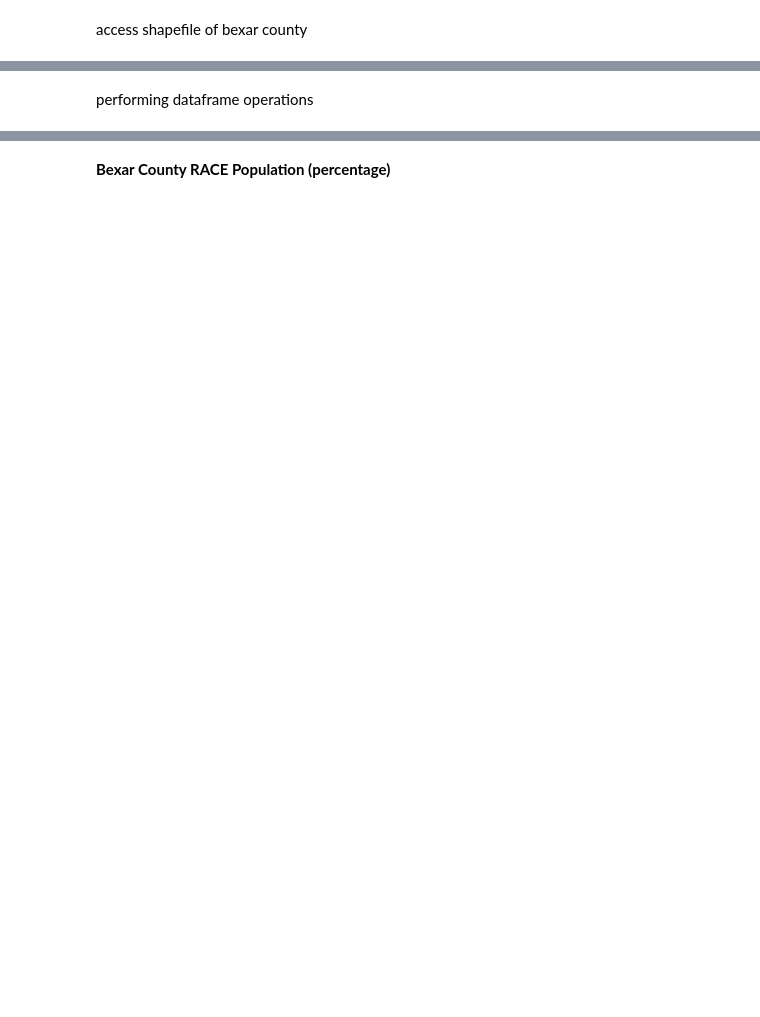
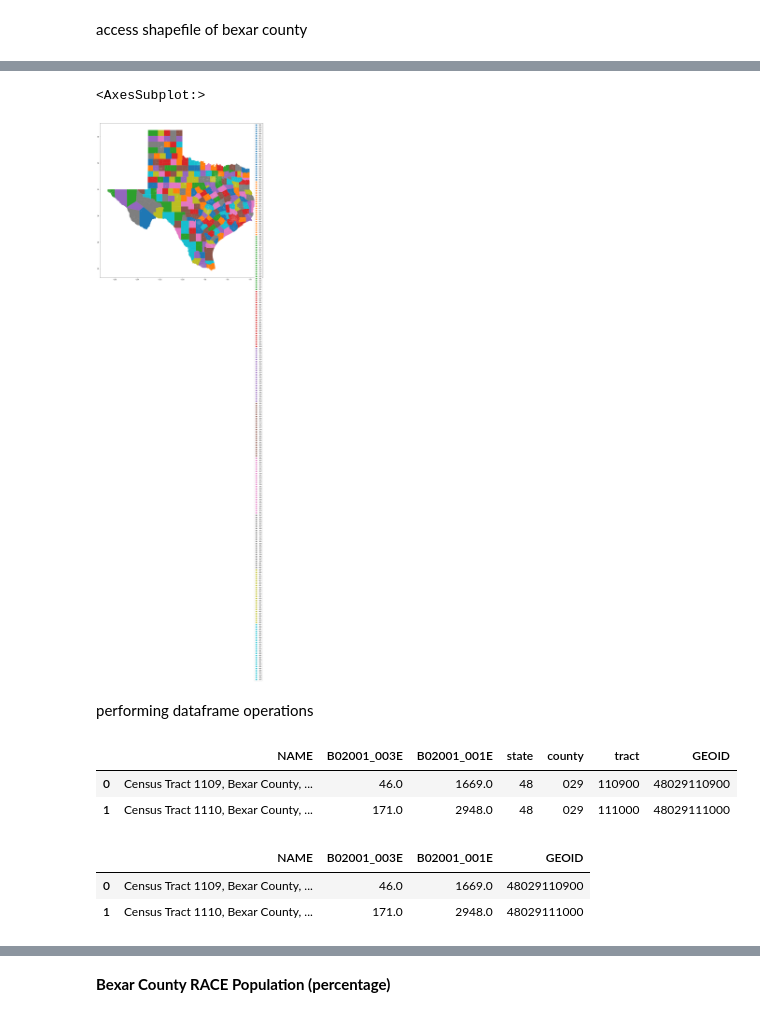
Before and after one commit to dianita956/Maps, a Jupyter notebook: Bexar County Black and African American resident population (percentage).ipynb, the cells around one changed output, grey strips where cells are left out. Cells and saved outputs as stored; diff of their text form; code cells hidden in the pictures; blank space fills up the shorter version.

```diff
--- a/Bexar County Black and African American resident population (percentage).ipynb
+++ b/Bexar County Black and African American resident population (percentage).ipynb
@@ -38,6 +62,6 @@ print('Shape: ', bx_df.shape)
 # %% [markdown]
 access shapefile of bexar county
 # %%
-bxr_tract = gpd.read_file('../Bexar_County_Census_Tracts.csv', epsg=32617)
+bxr_census_tract = gpd.read_file("https://www2.census.gov/geo/tiger/TIGER2019/TRACT/tl_2019_48_tract.zip")
 
-print(bxr_tract)
+print(bxr_census_tract)
@@ -53,5 +108,8 @@ print("\nThe shapefile projection is: {}".format(texas_tract.crs))
 # %%
-texas_tract.plot('COUNTYFP', legend=True, figsize=(20,20))
+bxr_census_tract.plot('COUNTYFP', legend=True, figsize=(20,20))
+# %% [output]
+<AxesSubplot:>
+[figure, added]
 # %% [markdown]
 performing dataframe operations
 # %%
@@ -60,2 +118,16 @@ bx_df["GEOID"] = bx_df["state"] + bx_df["county"] + bx_df["tract"]
 # %%
-bx_df.head(100)
+bxr_df.head(2)
+# %% [output]
+|  | NAME | B02001_003E | B02001_001E | state | county | tract | GEOID |
+| 0 | Census Tract 1109, Bexar County, ... | 46.0 | 1669.0 | 48 | 029 | 110900 | 48029110900 |
+| 1 | Census Tract 1110, Bexar County, ... | 171.0 | 2948.0 | 48 | 029 | 111000 | 48029111000 |
+# %%
+# Remove columns
+bxr_df = bxr_df.drop(columns = ["state", "county", "tract"])
+
+# Show updated dataframe
+bxr_df.head(2)
+# %% [output]
+|  | NAME | B02001_003E | B02001_001E | GEOID |
+| 0 | Census Tract 1109, Bexar County, ... | 46.0 | 1669.0 | 48029110900 |
+| 1 | Census Tract 1110, Bexar County, ... | 171.0 | 2948.0 | 48029111000 |
```
Also changed, not shown: parts of 14 cells of this notebook, 1 other file.
